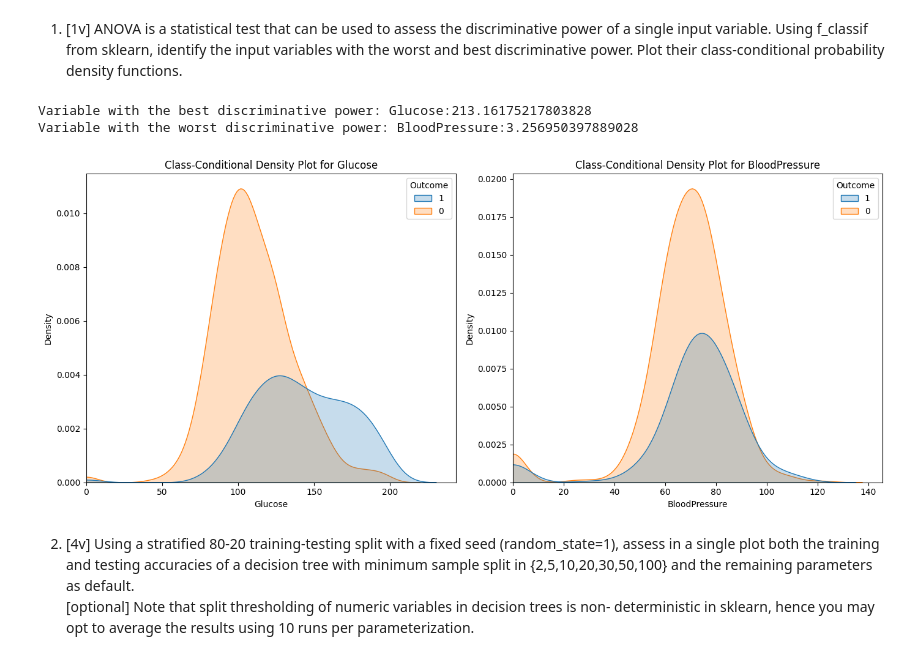
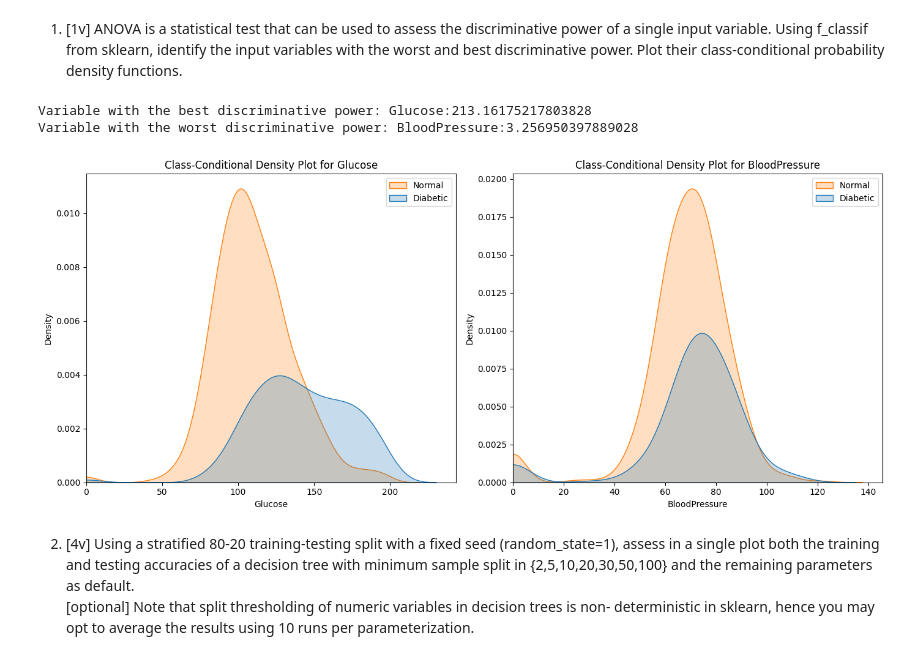
Before and after one commit to DriftPT/Apre-Project-24-25, a Jupyter notebook: G040_notebook.ipynb, the cells around one changed output. Cells and saved outputs as stored; diff of their text form; code cells hidden in the pictures.

Commit message:
Legendas ex1 postas

```diff
--- a/G040_notebook.ipynb
+++ b/G040_notebook.ipynb
@@ -19,35 +19,37 @@ functions.
 data = arff.loadarff('diabetes.arff')
 df = pd.DataFrame(data[0])
 df['Outcome'] = df['Outcome'].str.decode('utf-8')
 x = df.drop('Outcome', axis=1)
 y = df['Outcome']
 
 fimportance, p_value = f_classif(x, y)
 
 feature_scores = sorted(zip(x.columns, fimportance), key=lambda x: x[1], reverse=True)
 best_feature = feature_scores[0][0]
 worst_feature = feature_scores[-1][0]
 print(f"Variable with the best discriminative power: {best_feature}:{feature_scores[0][1]}")
 print(f"Variable with the worst discriminative power: {worst_feature}:{feature_scores[-1][1]}")
 
 plt.figure(figsize=(14, 6))
 
 # Plot for the best feature
 plt.subplot(1, 2, 1)
 sns.kdeplot(data=df, x=best_feature, hue='Outcome', fill=True)
 plt.title(f'Class-Conditional Density Plot for {best_feature}')
 plt.xlim(left=0)
-
+plt.legend(title='', labels=["Normal", "Diabetic"])
 # Plot for the worst feature
 plt.subplot(1, 2, 2)
 sns.kdeplot(data=df, x=worst_feature, hue='Outcome', fill=True)
 plt.title(f'Class-Conditional Density Plot for {worst_feature}')
 plt.xlim(left=0)
+plt.legend(title='', labels=["Normal", "Diabetic"])
+
 plt.tight_layout()
 # %% [output]
 Variable with the best discriminative power: Glucose:213.16175217803828
 Variable with the worst discriminative power: BloodPressure:3.256950397889028
-[figure, old version]
+[figure, new version]
 # %% [markdown]
 2)  [4v] Using a stratified 80-20 training-testing split with a fixed seed (random_state=1), assess
 in a single plot both the training and testing accuracies of a decision tree with minimum
```
